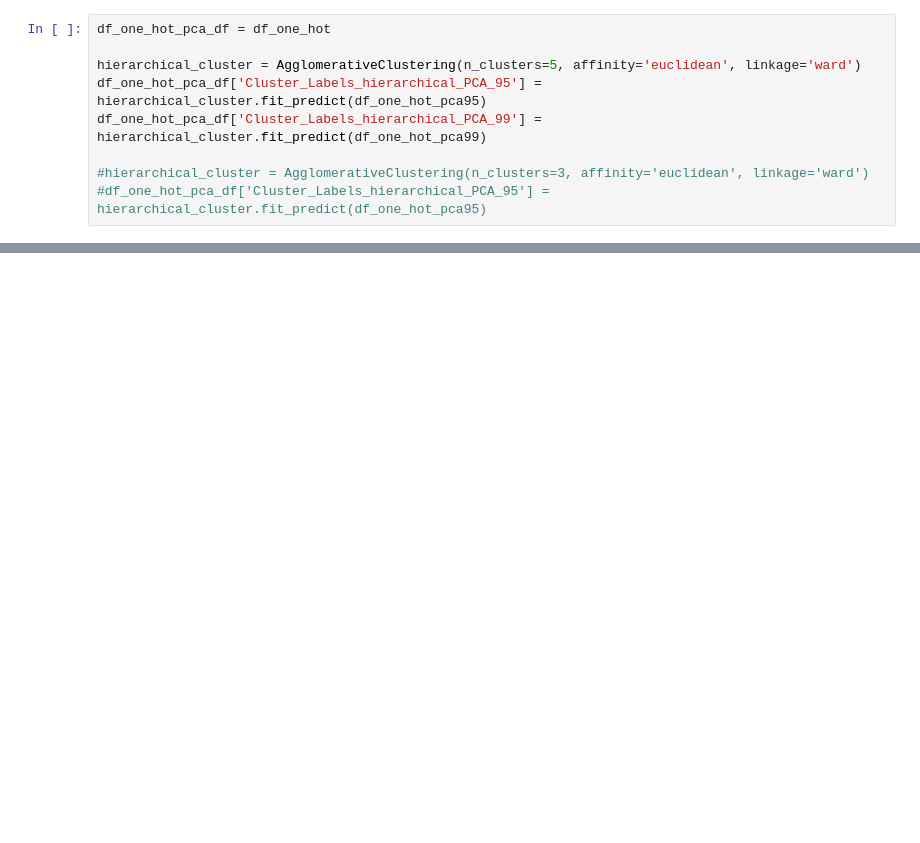
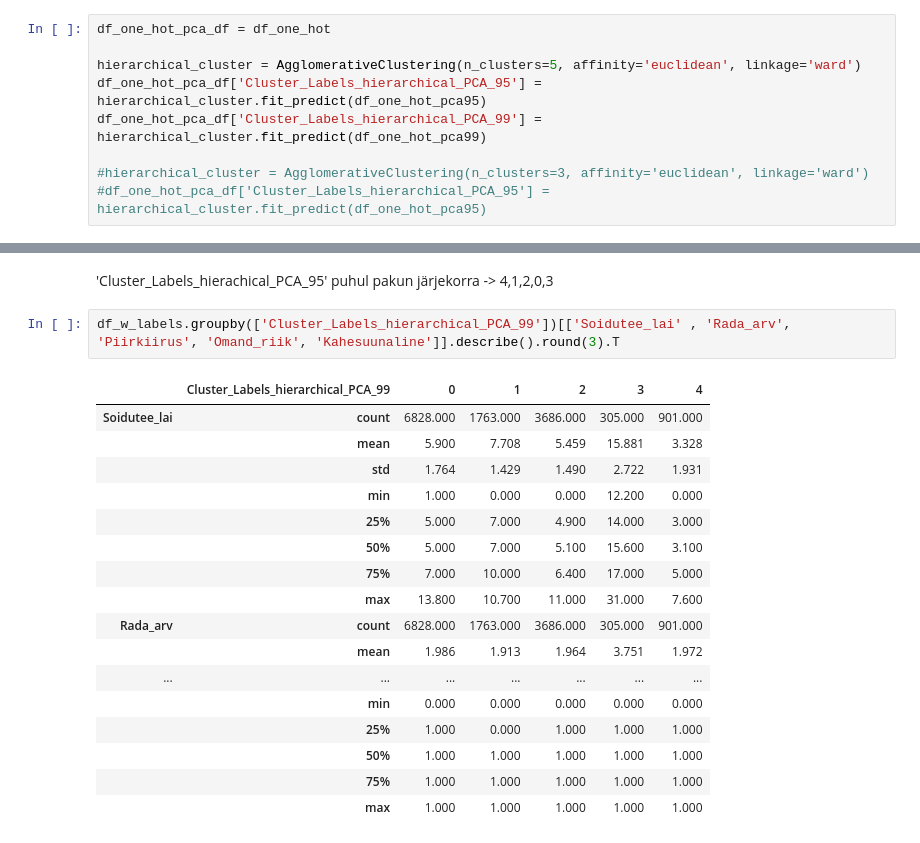
Before and after one commit to m-tarro/ml2022-project, a Jupyter notebook: ML_Project_(P14).ipynb, the cells around one changed output, grey strips where cells are left out. Cells and saved outputs as stored; diff of their text form; blank space fills up the shorter version.

```diff
--- a/ML_Project_(P14).ipynb
+++ b/ML_Project_(P14).ipynb
@@ -782,0 +855,22 @@ files.download('test_numeric_pca.csv')
+# %% [markdown]
+'Cluster_Labels_hierachical_PCA_95' puhul pakun järjekorra -> 4,1,2,0,3
+# %%
+df_w_labels.groupby(['Cluster_Labels_hierarchical_PCA_99'])[['Soidutee_lai' , 'Rada_arv', 'Piirkiirus', 'Omand_riik', 'Kahesuunaline']].describe().round(3).T
+# %% [output]
+|  | Cluster_Labels_hierarchical_PCA_99 | 0 | 1 | 2 | 3 | 4 |
+| Soidutee_lai | count | 6828.000 | 1763.000 | 3686.000 | 305.000 | 901.000 |
+|  | mean | 5.900 | 7.708 | 5.459 | 15.881 | 3.328 |
+|  | std | 1.764 | 1.429 | 1.490 | 2.722 | 1.931 |
+|  | min | 1.000 | 0.000 | 0.000 | 12.200 | 0.000 |
+|  | 25% | 5.000 | 7.000 | 4.900 | 14.000 | 3.000 |
+|  | 50% | 5.000 | 7.000 | 5.100 | 15.600 | 3.100 |
+|  | 75% | 7.000 | 10.000 | 6.400 | 17.000 | 5.000 |
+|  | max | 13.800 | 10.700 | 11.000 | 31.000 | 7.600 |
+| Rada_arv | count | 6828.000 | 1763.000 | 3686.000 | 305.000 | 901.000 |
+|  | mean | 1.986 | 1.913 | 1.964 | 3.751 | 1.972 |
+| ... | ... | ... | ... | ... | ... | ... |
+|  | min | 0.000 | 0.000 | 0.000 | 0.000 | 0.000 |
+|  | 25% | 1.000 | 0.000 | 1.000 | 1.000 | 1.000 |
+|  | 50% | 1.000 | 1.000 | 1.000 | 1.000 | 1.000 |
+|  | 75% | 1.000 | 1.000 | 1.000 | 1.000 | 1.000 |
+|  | max | 1.000 | 1.000 | 1.000 | 1.000 | 1.000 |
```
Also changed, not shown: parts of 31 cells of this notebook.
